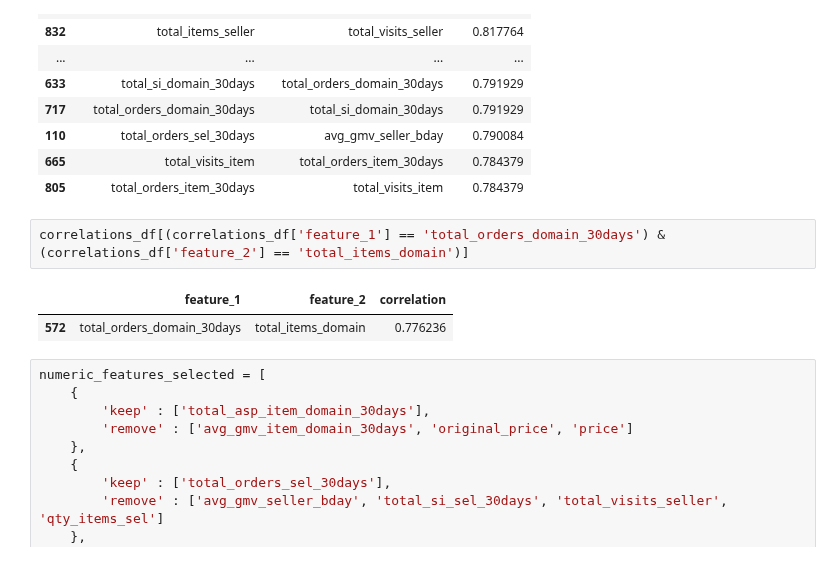
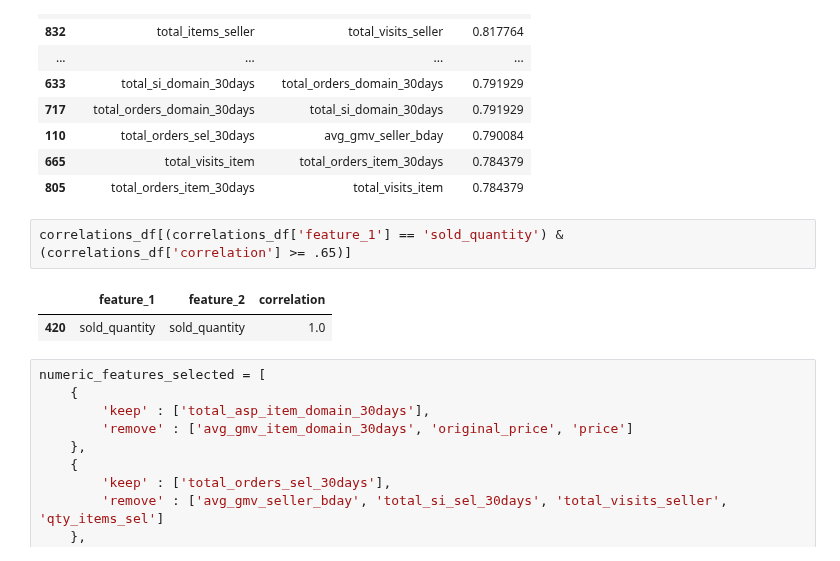
Before and after one commit to jonmunm/nbs, a Jupyter notebook: Meli/CVR Data Challenge/EDA.ipynb, the cells around one changed output. Saved outputs shown, nothing was run; the diff lists cells and outputs as text.

```diff
--- a/Meli/CVR Data Challenge/EDA.ipynb
+++ b/Meli/CVR Data Challenge/EDA.ipynb
@@ -428,10 +428,10 @@ correlations_df[
 | 665 | total_visits_item | total_orders_item_30days | 0.784379 |
 | 805 | total_orders_item_30days | total_visits_item | 0.784379 |
 # %%
-correlations_df[(correlations_df['feature_1'] == 'total_orders_domain_30days') & (correlations_df['feature_2'] == 'total_items_domain')]
+correlations_df[(correlations_df['feature_1'] == 'sold_quantity') & (correlations_df['correlation'] >= .65)]
 # %% [output]
 |  | feature_1 | feature_2 | correlation |
-| 572 | total_orders_domain_30days | total_items_domain | 0.776236 |
+| 420 | sold_quantity | sold_quantity | 1.0 |
 # %%
 numeric_features_selected = [
     {
```
Also changed, not shown: 9 other files.
